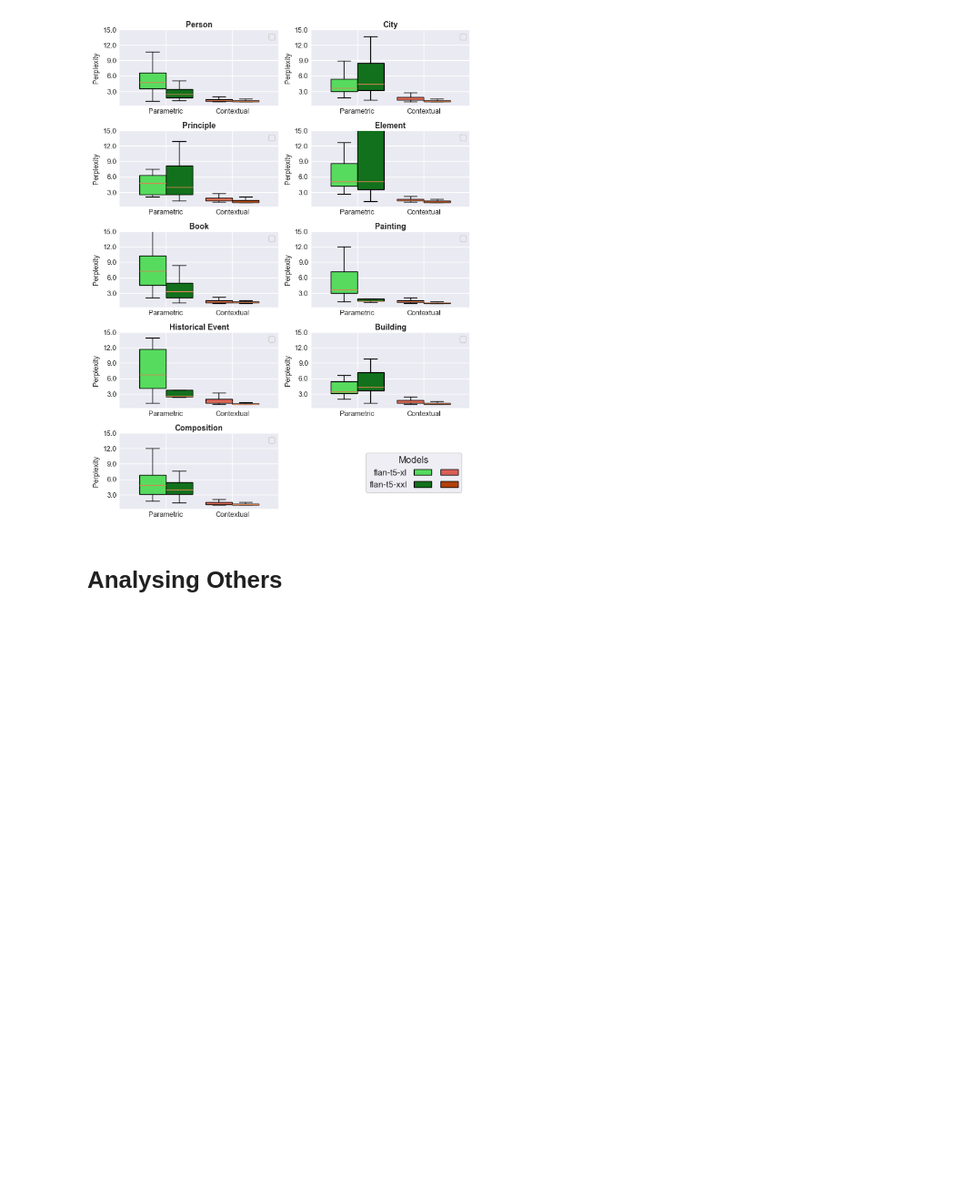
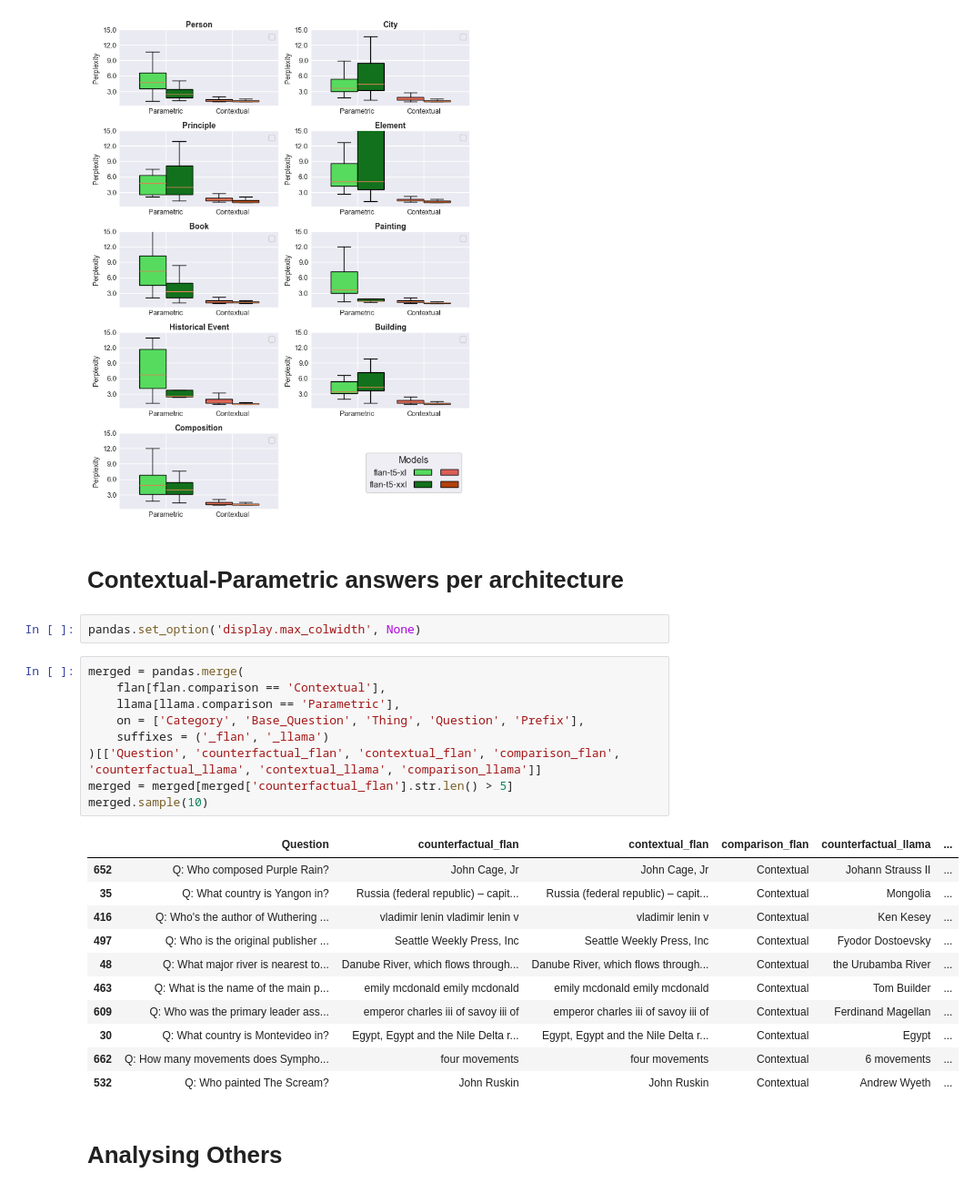
Before and after one commit to mfixman/rag-thesis, a Jupyter notebook: joiner_analysis.ipynb, the cells around one changed output. Shown at 91% size. Drawn from its saved outputs; the diff is of its cells as text; blank space fills up the shorter version.

Commit message:
Many changes to tasks.

```diff
--- a/joiner_analysis.ipynb
+++ b/joiner_analysis.ipynb
@@ -444,6 +444,31 @@ cat_subplots(flan, bigflan, table_func = None, plot_func = boxPlot, ymax = 15)
 pyplot.savefig('Report/figures/flan_catboxes.png', dpi = 200, bbox_inches = 'tight')
 # %% [output]
 [figure]
+# %% [markdown]
+# Contextual-Parametric answers per architecture
+# %%
+pandas.set_option('display.max_colwidth', None)
+# %%
+merged = pandas.merge(
+    flan[flan.comparison == 'Contextual'],
+    llama[llama.comparison == 'Parametric'],
+    on = ['Category', 'Base_Question', 'Thing', 'Question', 'Prefix'],
+    suffixes = ('_flan', '_llama')
+)[['Question', 'counterfactual_flan', 'contextual_flan', 'comparison_flan', 'counterfactual_llama', 'contextual_llama', 'comparison_llama']]
+merged = merged[merged['counterfactual_flan'].str.len() > 5]
+merged.sample(10)
+# %% [output]
+|  | Question | counterfactual_flan | contextual_flan | comparison_flan | counterfactual_llama | ... |
+| 652 | Q: Who composed Purple Rain? | John Cage, Jr | John Cage, Jr | Contextual | Johann Strauss II | ... |
+| 35 | Q: What country is Yangon in? | Russia (federal republic) – capit... | Russia (federal republic) – capit... | Contextual | Mongolia | ... |
+| 416 | Q: Who's the author of Wuthering ... | vladimir lenin vladimir lenin v | vladimir lenin v | Contextual | Ken Kesey | ... |
+| 497 | Q: Who is the original publisher ... | Seattle Weekly Press, Inc | Seattle Weekly Press, Inc | Contextual | Fyodor Dostoevsky | ... |
+| 48 | Q: What major river is nearest to... | Danube River, which flows through... | Danube River, which flows through... | Contextual | the Urubamba River | ... |
+| 463 | Q: What is the name of the main p... | emily mcdonald emily mcdonald | emily mcdonald emily mcdonald | Contextual | Tom Builder | ... |
+| 609 | Q: Who was the primary leader ass... | emperor charles iii of savoy iii of | emperor charles iii of savoy iii of | Contextual | Ferdinand Magellan | ... |
+| 30 | Q: What country is Montevideo in? | Egypt, Egypt and the Nile Delta r... | Egypt, Egypt and the Nile Delta r... | Contextual | Egypt | ... |
+| 662 | Q: How many movements does Sympho... | four movements | four movements | Contextual | 6 movements | ... |
+| 532 | Q: Who painted The Scream? | John Ruskin | John Ruskin | Contextual | Andrew Wyeth | ... |
 # %% [markdown]
 # Analysing Others
 # %%
```
Also changed, not shown: 6 other files.
